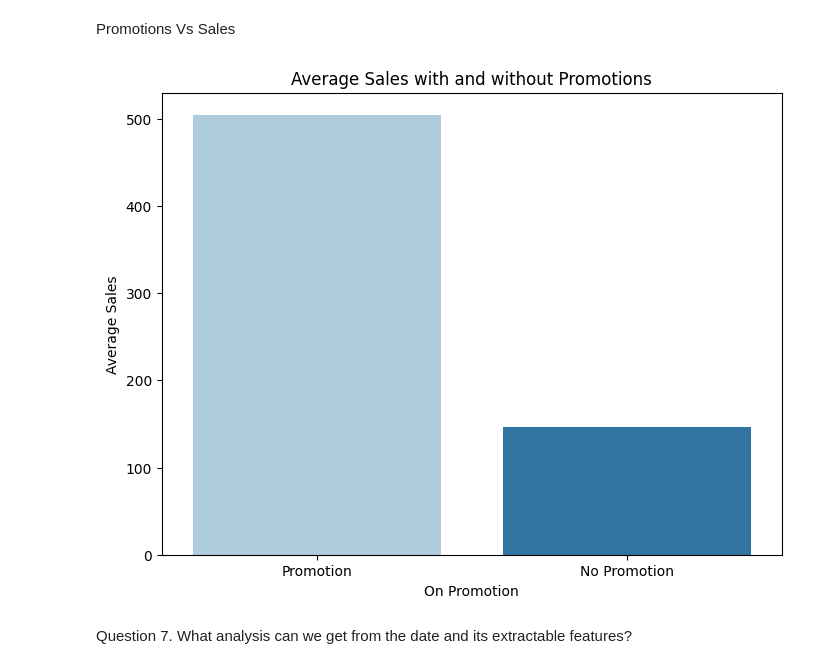
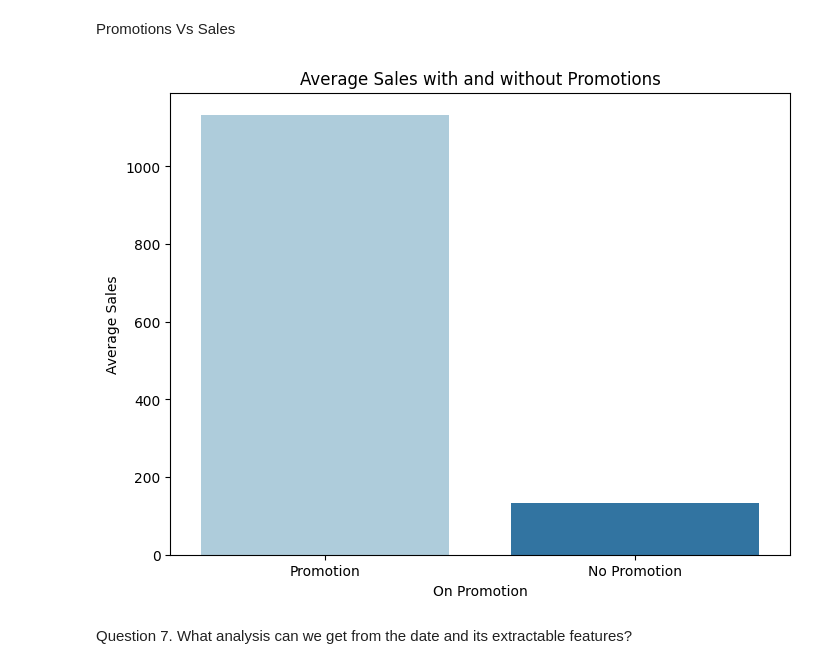
Before and after one commit to MumoMutiso/regression_collaboration, a Jupyter notebook: Time Series Regression Analysis(6_may_2024).ipynb, the cells around one changed output. Cells and saved outputs as stored; diff of their text form; code cells hidden in the pictures.

```diff
--- a/Time Series Regression Analysis(6_may_2024).ipynb
+++ b/Time Series Regression Analysis(6_may_2024).ipynb
@@ -1183,18 +1192,18 @@ plt.show()
 Promotions Vs Sales
 # %%
 # Filter data for promotions and no promotions
-promotions_data = train_holiday_oil_df.filter(train_holiday_oil_df['onpromotion'] == 1)['sales']
+promotions_data = train_holiday_oil_df.filter(train_holiday_oil_df['onpromotion'] > 0)['sales']
 no_promotions_data = train_holiday_oil_df.filter(train_holiday_oil_df['onpromotion'] == 0)['sales']
 
 # Create the line plot
 plt.figure(figsize=(8, 6))
 sns.barplot(x=['Promotion', 'No Promotion'], y=[promotions_data.mean(), no_promotions_data.mean()], palette='Paired')
 plt.title('Average Sales with and without Promotions')
 plt.xlabel('On Promotion')
 plt.ylabel('Average Sales')
 plt.show()
 # %% [output]
-[figure, old version]
+[figure, new version]
 # %% [markdown]
 Question 7. What analysis can we get from the date and its extractable features?
 # %%
```
Also changed, not shown: parts of 29 cells of this notebook.
